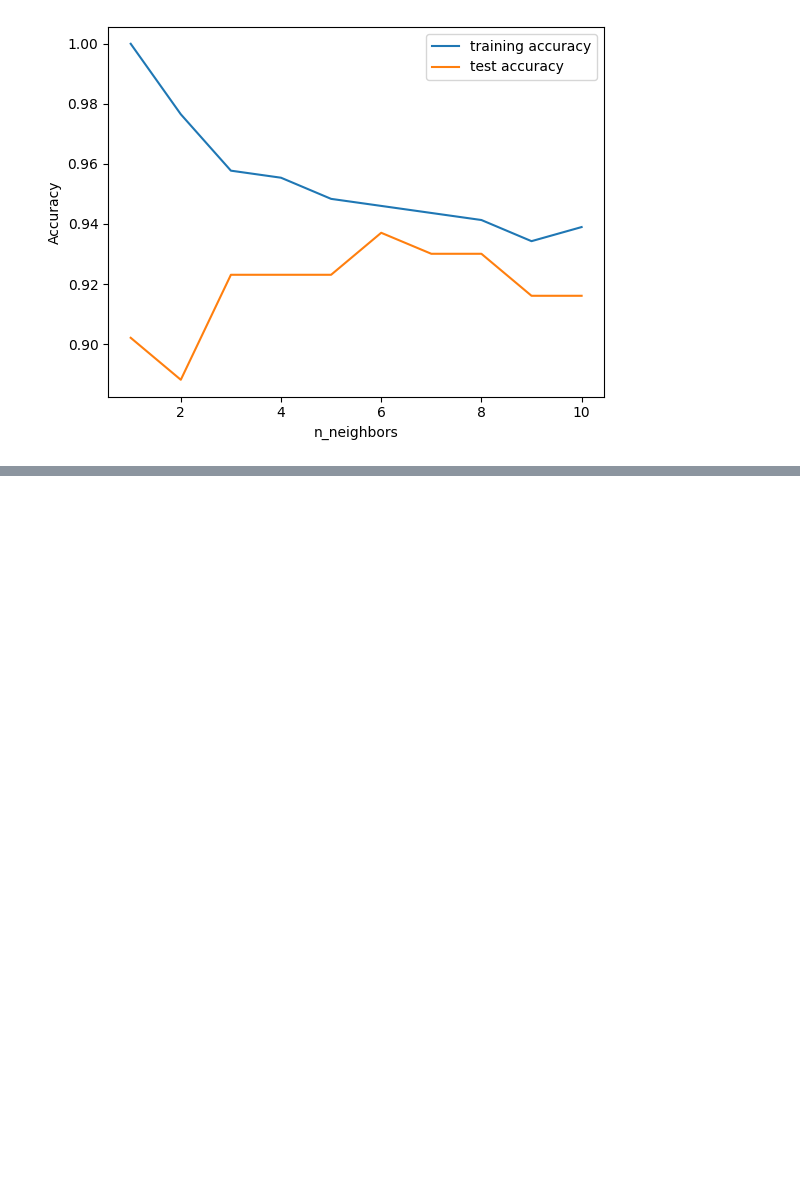
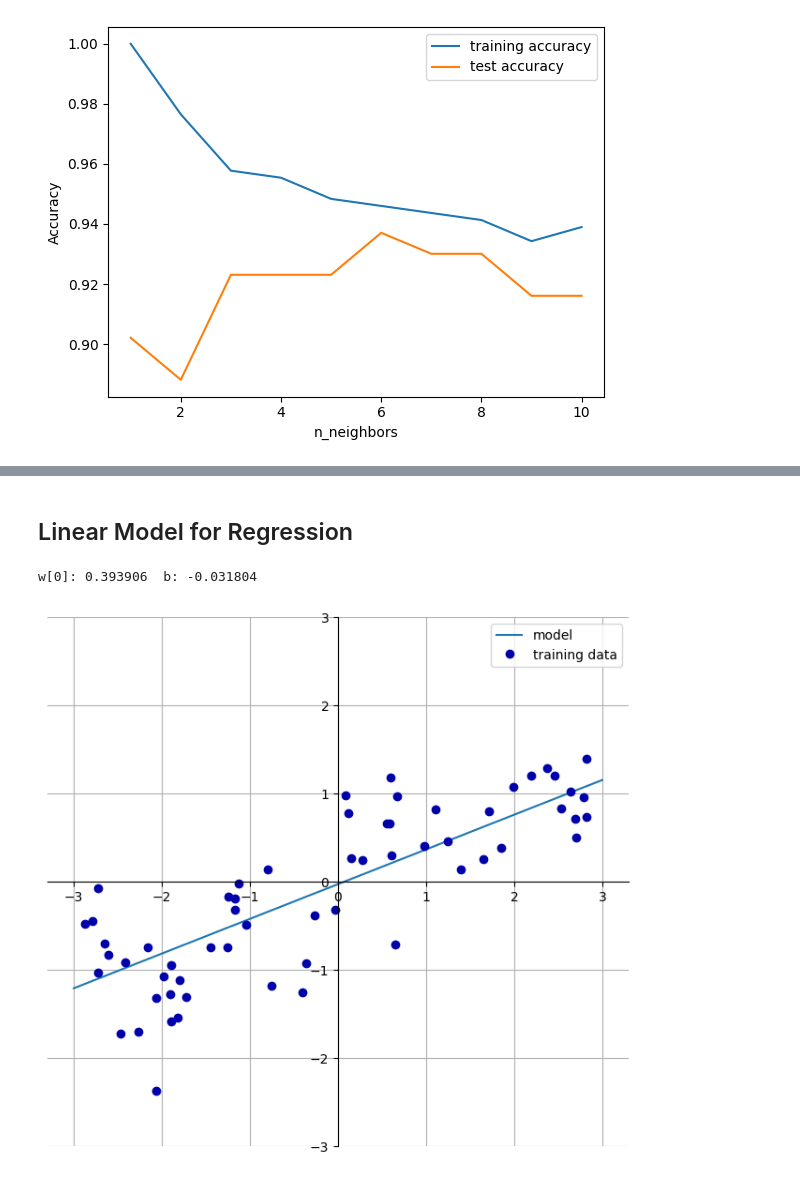
Before and after one commit to PavithraGanapathi/Internship-repo, a Jupyter notebook: Machine Learning/Chapter-2 Supervised_Learning.ipynb, the cells around one changed output, grey strips where cells are left out. Cells and saved outputs as stored; diff of their text form; code cells hidden in the pictures; blank space fills up the shorter version.

```diff
--- a/Machine Learning/Chapter-2 Supervised_Learning.ipynb
+++ b/Machine Learning/Chapter-2 Supervised_Learning.ipynb
@@ -144,0 +194,7 @@ plt.legend()
+# %% [markdown]
+## Linear Model for Regression
+# %%
+mglearn.plots.plot_linear_regression_wave()
+# %% [output]
+w[0]: 0.393906  b: -0.031804
+[figure, added]
```
Also changed, not shown: parts of 7 cells of this notebook.
